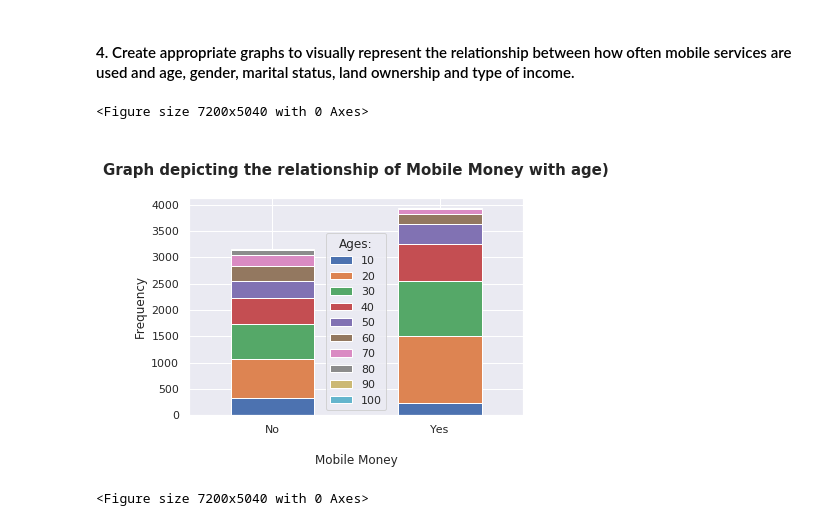
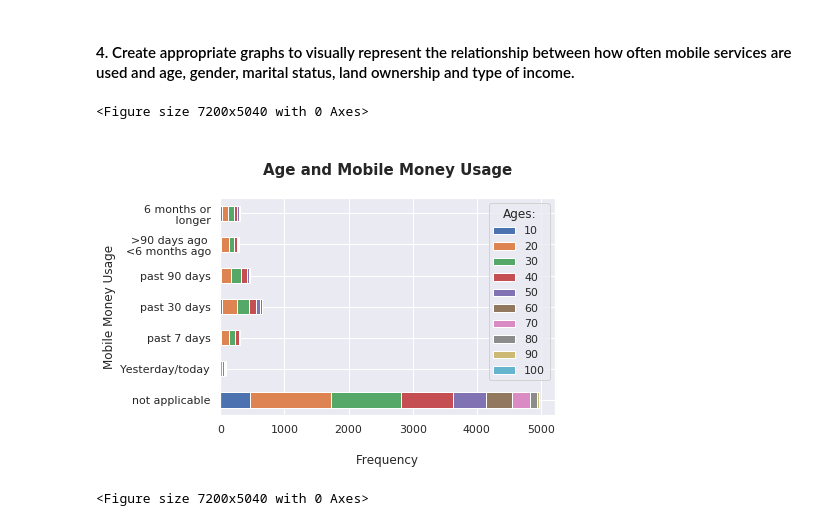
Before and after one commit to boitshepo97/tanzania-mobile-money, a Jupyter notebook: Financial Services Use In Tanzania.ipynb, the cells around one changed output. Cells and saved outputs as stored; diff of their text form; code cells hidden in the pictures.

Commit message:
fixing my graphs for income type

```diff
--- a/Financial Services Use In Tanzania.ipynb
+++ b/Financial Services Use In Tanzania.ipynb
@@ -262,18 +262,20 @@ plt.show()
 # %% [markdown]
 #### 4. Create appropriate graphs to visually represent the relationship between how often mobile services are used and age, gender, marital status, land ownership and type of income.
 # %%
-# Comparing Mobile Money with Age.
+# Comparing Mobile Money Usage with Age.
 
+sns.set()
 plt.figure(figsize = (100,70))
-age = mob_mon.groupby(['Age_by_decades', 'mobile_money']).size().reset_index().pivot(columns='Age_by_decades', index='mobile_money', values=0)
-age.plot(kind='bar', stacked=True)
-plt.title('\nGraph depicting the relationship of Mobile Money with age)\n',fontsize=15, weight='bold')
-plt.xlabel('\nMobile Money')
-plt.ylabel('Frequency')
+age = mob_mon.groupby(['Age_by_decades', 'mobile_money_usage']).size().reset_index().pivot(columns='Age_by_decades', index='mobile_money_usage', values=0)
+age.plot(kind='barh', stacked=True)
+plt.title('\nAge and Mobile Money Usage\n', fontsize = 15, weight='bold')
+plt.xlabel('\nFrequency')
+plt.ylabel('Mobile Money Usage')
 plt.legend(title = 'Ages:',loc = 'best')
-plt.xticks(np.arange(2), ['No','Yes'], rotation=0)
+plt.yticks(np.arange(7), ['not applicable','Yesterday/today' ,'past 7 days' ,'past 30 days' ,'past 90 days'
+                          ,'>90 days ago \n<6 months ago'  ,'6 months or\n longer' ], rotation=0)
 plt.show()
 # %% [output]
 <Figure size 7200x5040 with 0 Axes>
-[figure, old version]
+[figure, new version]
 # %%
```
Also changed, not shown: parts of 5 cells of this notebook.
